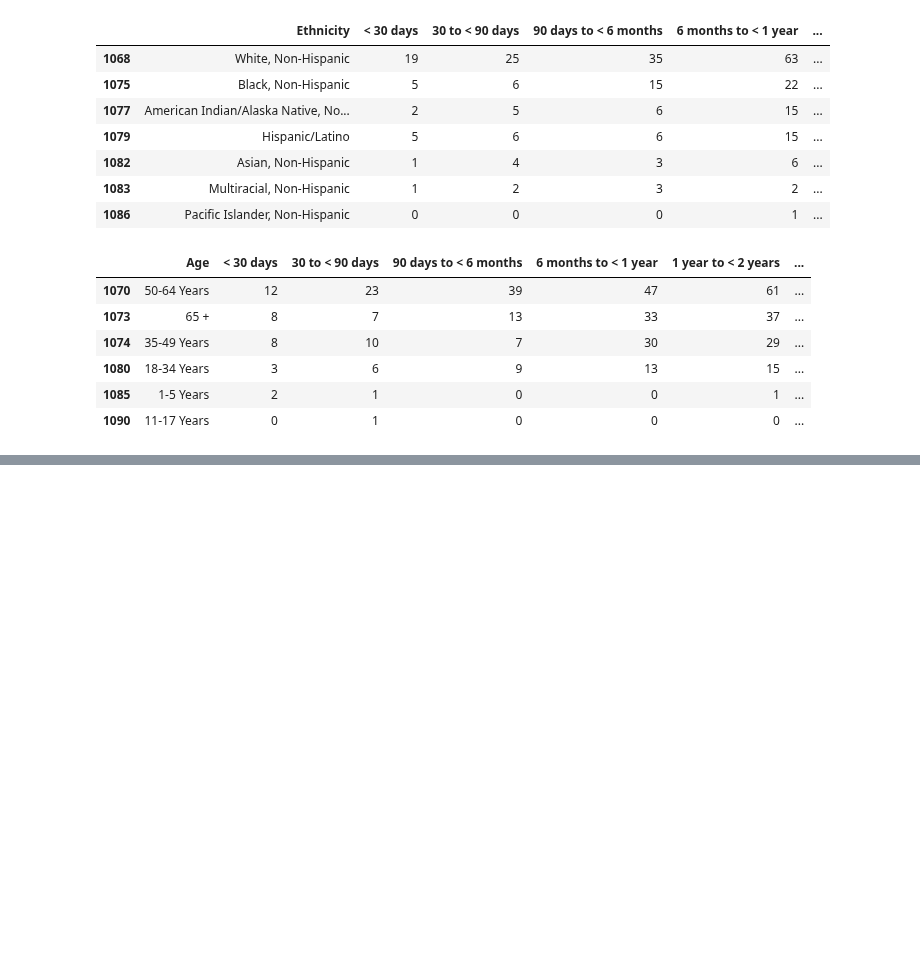
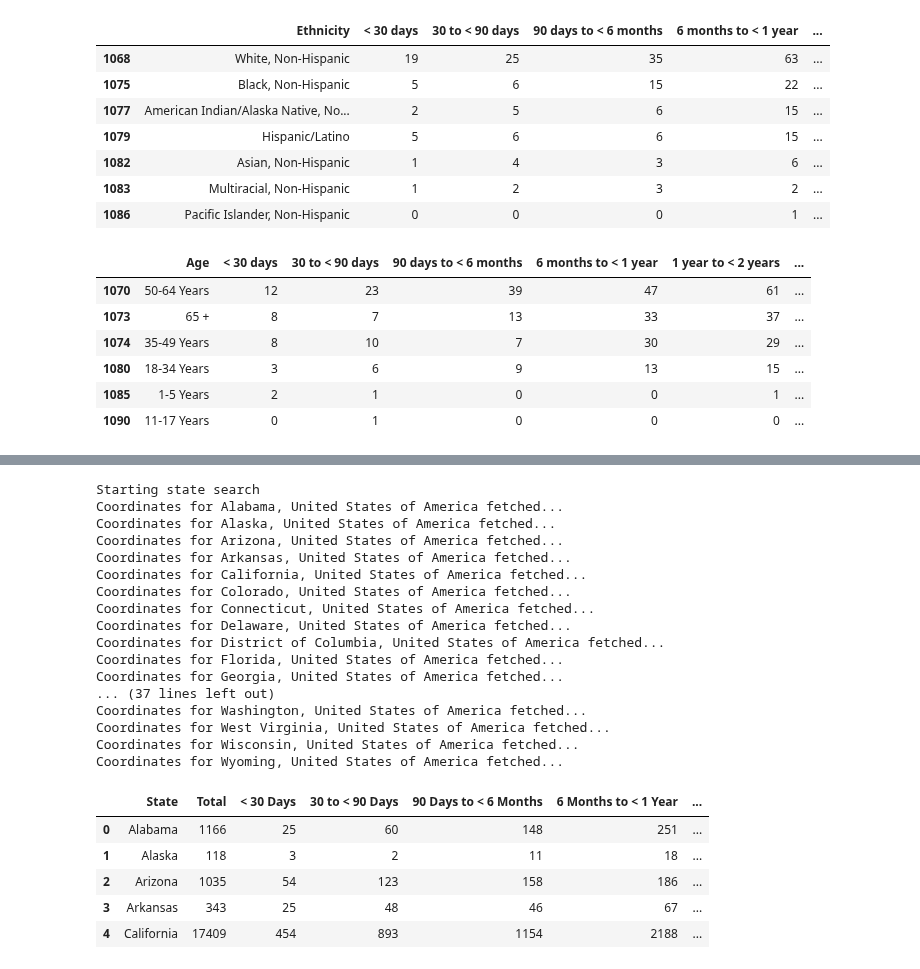
Before and after one commit to ASPigman/Project_1, a Jupyter notebook: KidneyTransplantMain.ipynb, the cells around one changed output, grey strips where cells are left out. Cells and saved outputs as stored; diff of their text form; code cells hidden in the pictures; blank space fills up the shorter version.

```diff
--- a/KidneyTransplantMain.ipynb
+++ b/KidneyTransplantMain.ipynb
@@ -167,0 +202,59 @@ ok_age_wait
+# %%
+#Set search parameters
+params = {
+        "apiKey" : geoapify_key,
+        "format":"json"
+}
+base_url = "https://api.geoapify.com/v1/geocode/search"
+# %%
+# Print a message to follow up the airport search
+print("Starting state search")
+
+# Loop through the cities_pd DataFrame and search coordinates for each city
+for index, row in state_totals.iterrows():
+
+    # Get the state's name & add ", United States of America" to the string so geoapify finds the correct city
+    state = row["State"] + ", United States of America"
+
+    # Add the current city to the parameters
+    params["text"] = f"{state}"
+
+    # Make the API request
+    response = requests.get(base_url, params=params)
+
+    # Convert response to JSON
+    response = response.json()
+
+    # Extract latitude and longitude
+    state_totals.loc[index, "Lat"] = response["results"][0]["lat"]
+    state_totals.loc[index, "Lon"] = response["results"][0]["lon"]
+
+    # Log the search results
+    print(f"Coordinates for {state} fetched...")
+
+# Display sample data to confirm that the coordinates appear
+state_totals.head()
+# %% [output]
+Starting state search
+Coordinates for Alabama, United States of America fetched...
+Coordinates for Alaska, United States of America fetched...
+Coordinates for Arizona, United States of America fetched...
+Coordinates for Arkansas, United States of America fetched...
+Coordinates for California, United States of America fetched...
+Coordinates for Colorado, United States of America fetched...
+Coordinates for Connecticut, United States of America fetched...
+Coordinates for Delaware, United States of America fetched...
+Coordinates for District of Columbia, United States of America fetched...
+Coordinates for Florida, United States of America fetched...
+Coordinates for Georgia, United States of America fetched...
+... (37 lines left out)
+Coordinates for Washington, United States of America fetched...
+Coordinates for West Virginia, United States of America fetched...
+Coordinates for Wisconsin, United States of America fetched...
+Coordinates for Wyoming, United States of America fetched...
+|  | State | Total | < 30 Days | 30 to < 90 Days | 90 Days to < 6 Months | 6 Months to < 1 Year | ... |
+| 0 | Alabama | 1166 | 25 | 60 | 148 | 251 | ... |
+| 1 | Alaska | 118 | 3 | 2 | 11 | 18 | ... |
+| 2 | Arizona | 1035 | 54 | 123 | 158 | 186 | ... |
+| 3 | Arkansas | 343 | 25 | 48 | 46 | 67 | ... |
+| 4 | California | 17409 | 454 | 893 | 1154 | 2188 | ... |
```
Also changed, not shown: parts of 5 cells of this notebook, 1 other file.
